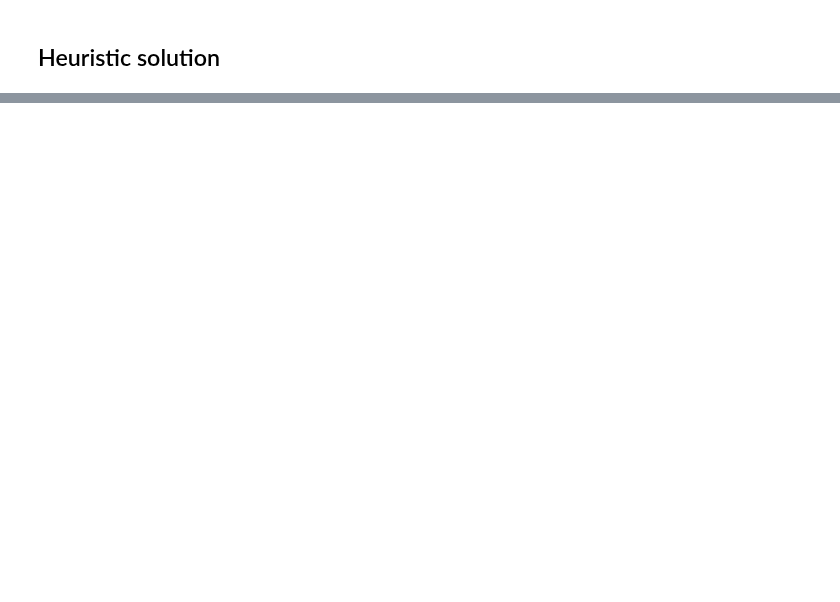
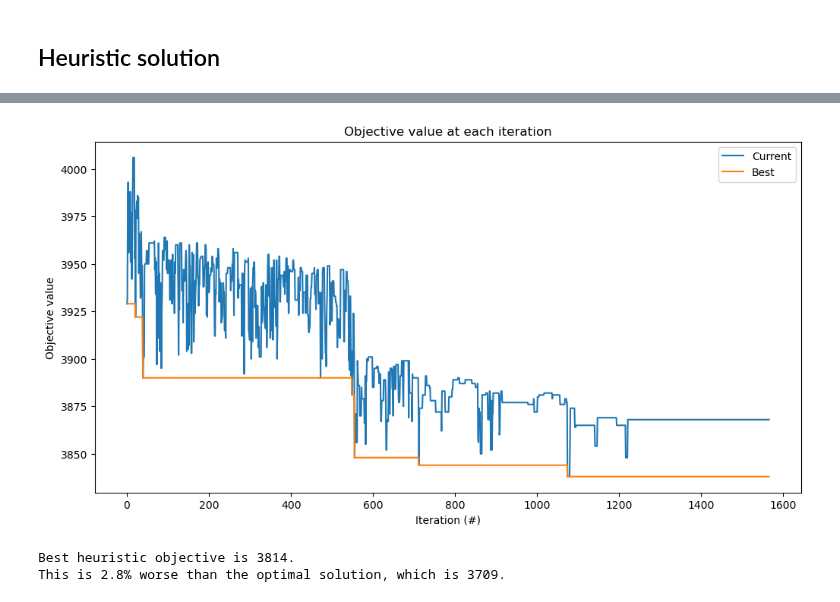
Before and after one commit to N-Wouda/ALNS, a Jupyter notebook: docs/source/examples/permutation_flow_shop_problem.ipynb, the cells around one changed output, grey strips where cells are left out. Drawn from its saved outputs; the diff is of its cells as text; code cells hidden in the pictures; blank space fills up the shorter version.

```diff
--- a/docs/source/examples/permutation_flow_shop_problem.ipynb
+++ b/docs/source/examples/permutation_flow_shop_problem.ipynb
@@ -321,0 +337,36 @@ plot(result.best_state.schedule, "IG")
+# %%
+alns = ALNS(rnd.RandomState(SEED))
+
+alns.add_destroy_operator(random_removal)
+alns.add_destroy_operator(adjacent_removal)
+
+alns.add_repair_operator(greedy_repair_then_local_search)
+# %%
+ITERS = 300 # Less iterations because local search is expensive
+
+init = NEH(data.processing_times)
+select = AlphaUCB(
+    scores=[5, 2, 1, 0.5],
+    alpha=0.10,
+    num_destroy=len(alns.destroy_operators),
+    num_repair=len(alns.repair_operators),
+)
+accept = SimulatedAnnealing.autofit(init.objective(), 0.05, 0.50, ITERS)
+stop = MaxIterations(ITERS)
+
+result = alns.iterate(init, select, accept, stop)
+# %%
+_, ax = plt.subplots(figsize=(12, 6))
+result.plot_objectives(ax=ax)
+# %% [output]
+[figure, added]
+# %%
+solution = result.best_state
+objective = solution.objective()
+pct_diff = 100 * (objective - data.bkv) / bkv
+
+print(f"Best heuristic objective is {objective}.")
+print(f"This is {pct_diff:.1f}% worse than the optimal solution, which is {bkv}.")
+# %% [output]
+Best heuristic objective is 3814.
+This is 2.8% worse than the optimal solution, which is 3709.
```
Also changed, not shown: parts of 34 cells of this notebook.
